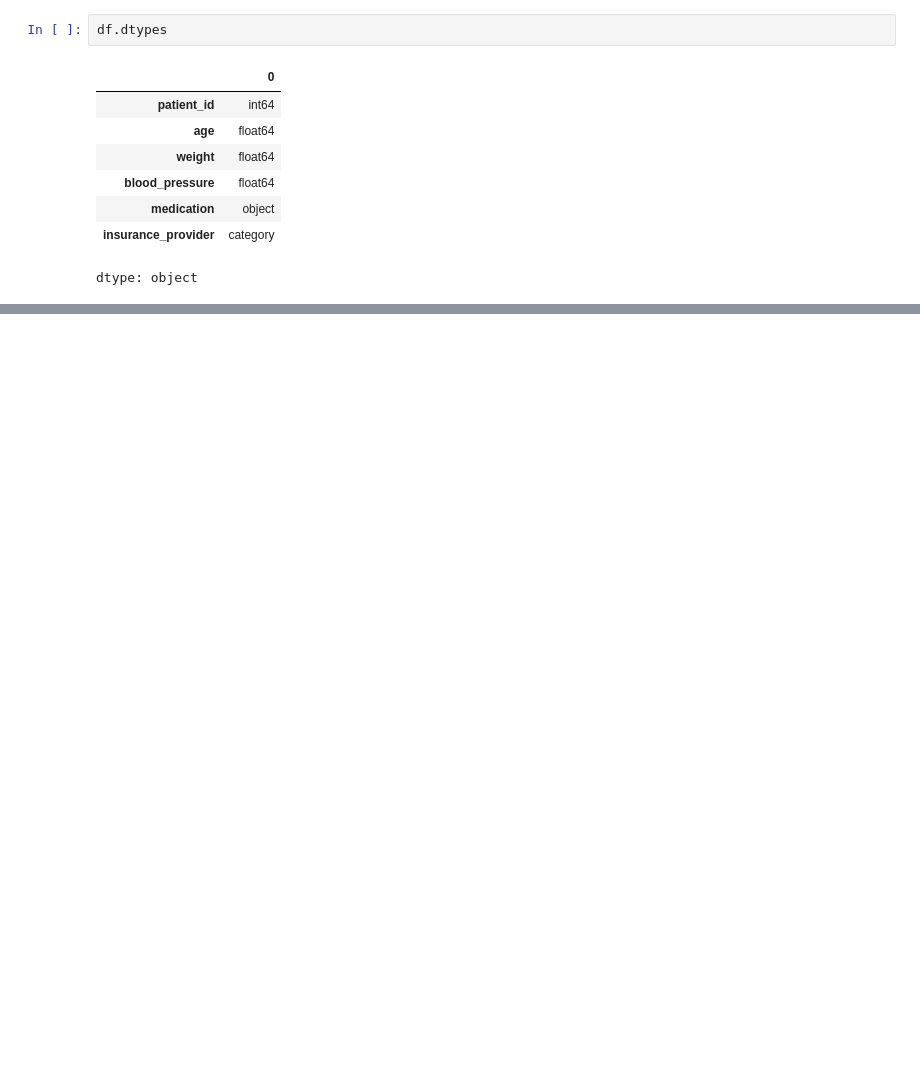
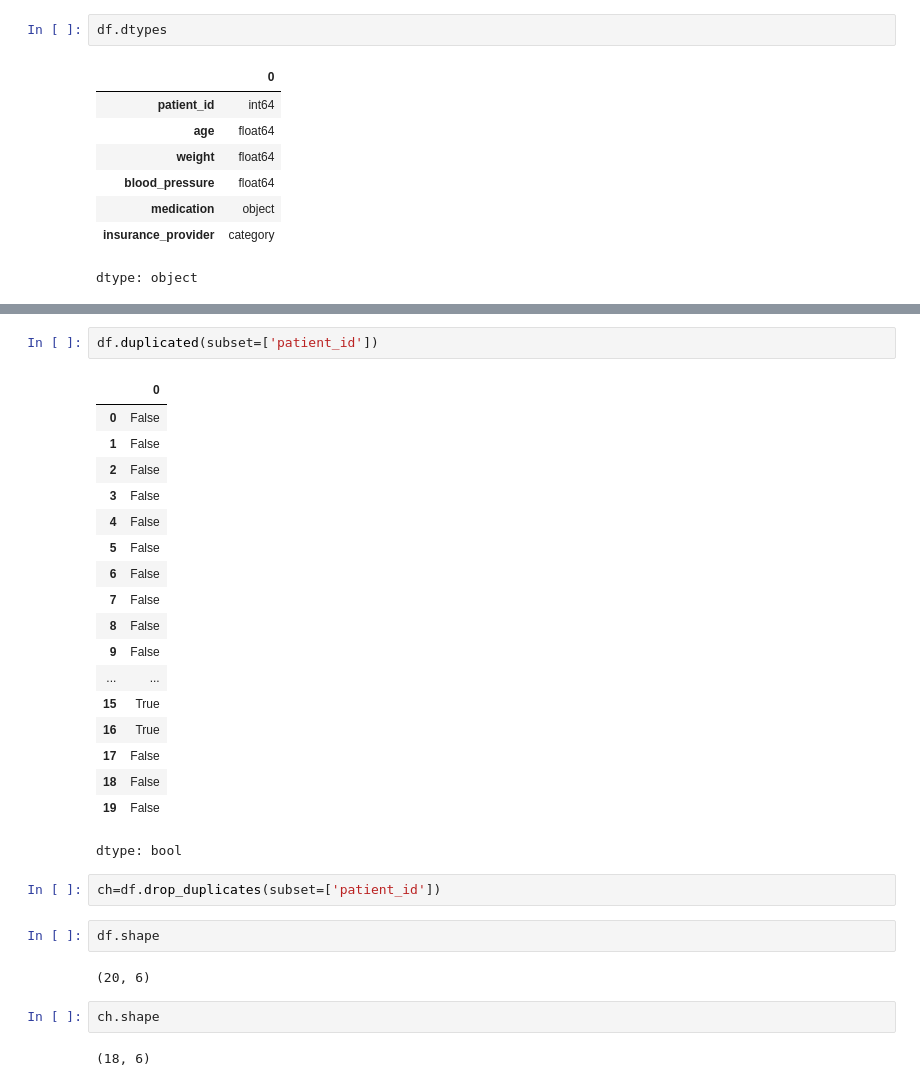
Before and after one commit to muditkumar14/aiml, a Jupyter notebook: Healthcare_Data_Cleaning.ipynb, the cells around one changed output, grey strips where cells are left out. Drawn from its saved outputs; the diff is of its cells as text; blank space fills up the shorter version.

```diff
--- a/Healthcare_Data_Cleaning.ipynb
+++ b/Healthcare_Data_Cleaning.ipynb
@@ -125,0 +206,31 @@ dtype: object
+# %%
+df.duplicated(subset=['patient_id'])
+# %% [output]
+|  | 0 |
+| 0 | False |
+| 1 | False |
+| 2 | False |
+| 3 | False |
+| 4 | False |
+| 5 | False |
+| 6 | False |
+| 7 | False |
+| 8 | False |
+| 9 | False |
+| ... | ... |
+| 15 | True |
+| 16 | True |
+| 17 | False |
+| 18 | False |
+| 19 | False |
+dtype: bool
+# %%
+ch=df.drop_duplicates(subset=['patient_id'])
+# %%
+df.shape
+# %% [output]
+(20, 6)
+# %%
+ch.shape
+# %% [output]
+(18, 6)
```
Also changed, not shown: parts of 11 cells of this notebook.
